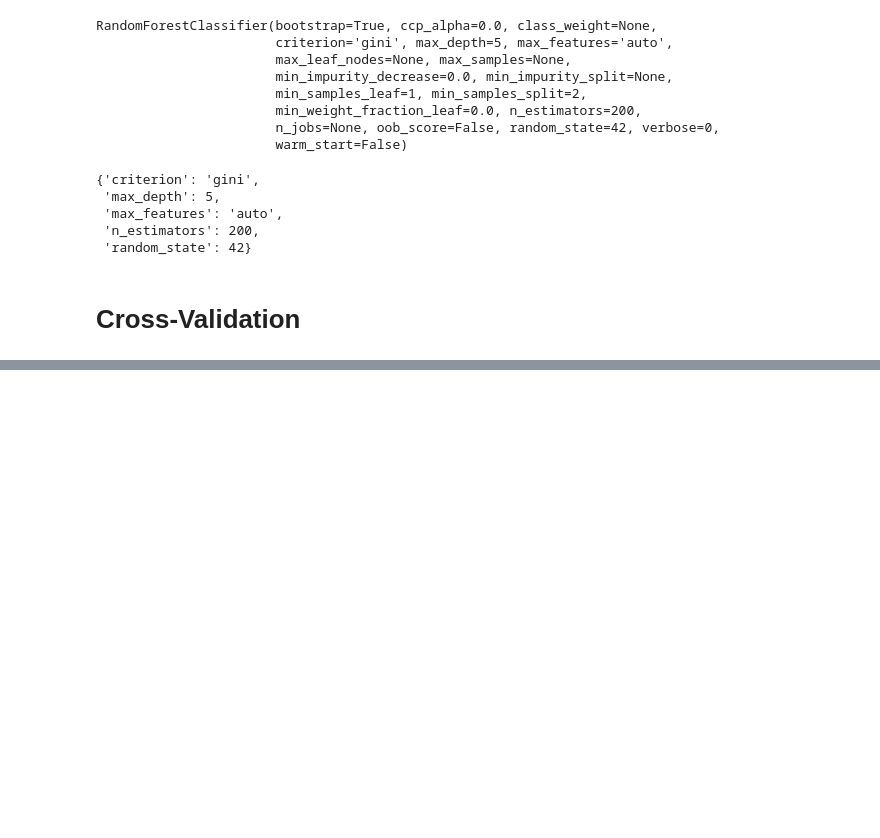
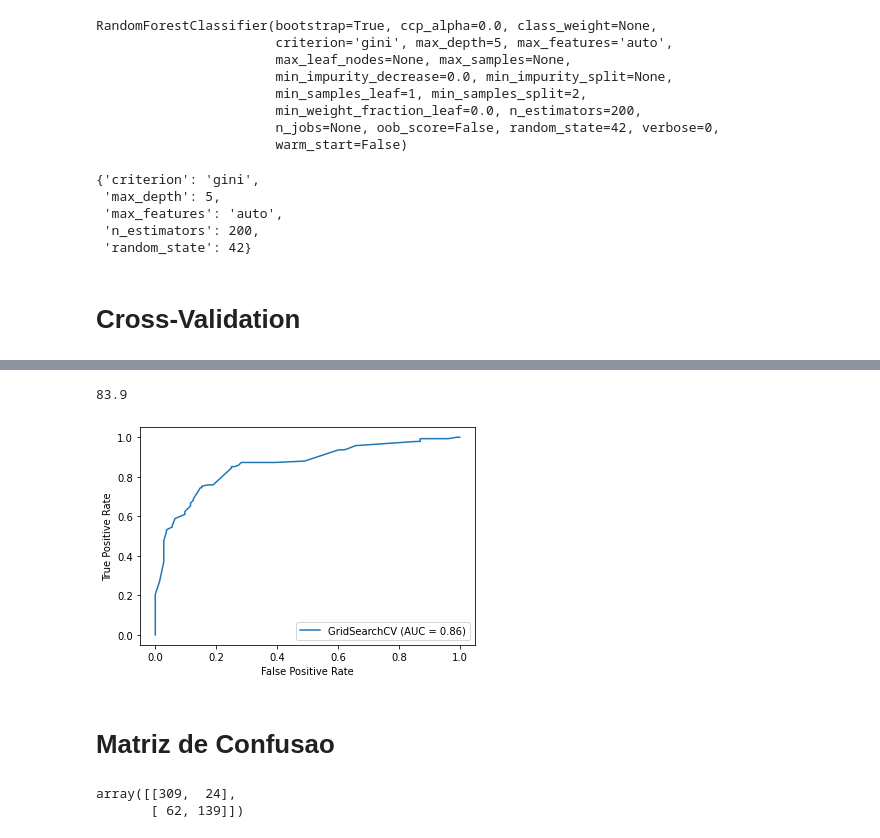
Before and after one commit to abndre/data, a Jupyter notebook: data_science/estudo_modelos/random_forest/titanic.ipynb, the cells around one changed output, grey strips where cells are left out. Drawn from its saved outputs; the diff is of its cells as text; code cells hidden in the pictures; blank space fills up the shorter version.

Commit message:
estudo modelos

```diff
--- a/data_science/estudo_modelos/random_forest/titanic.ipynb
+++ b/data_science/estudo_modelos/random_forest/titanic.ipynb
@@ -178,0 +175,12 @@ datasets??
+# %%
+import pickle
+Pkl_Filename = "CV_rfc.pkl"
+
+with open(Pkl_Filename, 'wb') as file:
+    pickle.dump(CV_rfc, file)
+# %%
+# Load the Model back from file
+with open(Pkl_Filename, 'rb') as file:
+    Pickled_LR_Model = pickle.load(file)
+
+Pickled_LR_Model
@@ -178,0 +205,24 @@ datasets??
+# %%
+Y_Pred = Pickled_LR_Model.predict(X_test)
+acc_log = round(CV_rfc.score(X_train, y_train) * 100, 2)
+acc_log
+# %% [output]
+83.9
+# %%
+svc_disp = plot_roc_curve(Pickled_LR_Model, X_test, y_test)
+plt.show()
+# %% [output]
+[figure, added]
+# %% [markdown]
+# Matriz de Confusao
+# %%
+from sklearn.metrics import confusion_matrix
+
+from sklearn.model_selection import cross_val_predict
+#y_train_pred = cross_val_predict(CV_rfc, X_train, y_train, cv=3)
+y_train_pred = CV_rfc.predict(X_train)
+cf_matrix=confusion_matrix(y_train, y_train_pred)
+cf_matrix
+# %% [output]
+array([[309,  24],
+       [ 62, 139]])
```
Also changed, not shown: parts of 12 cells of this notebook, 1 other file.
